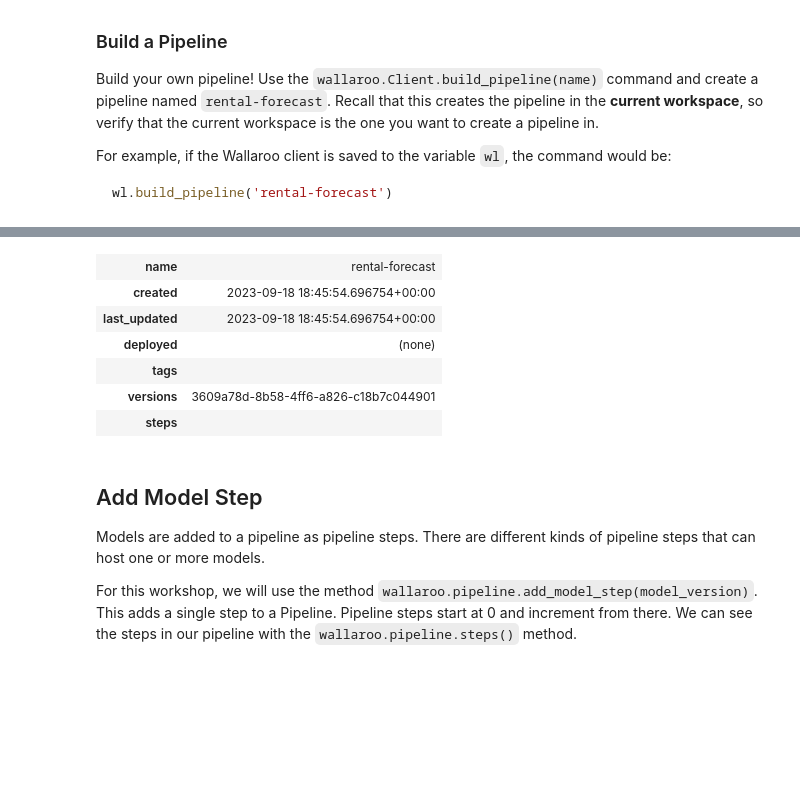
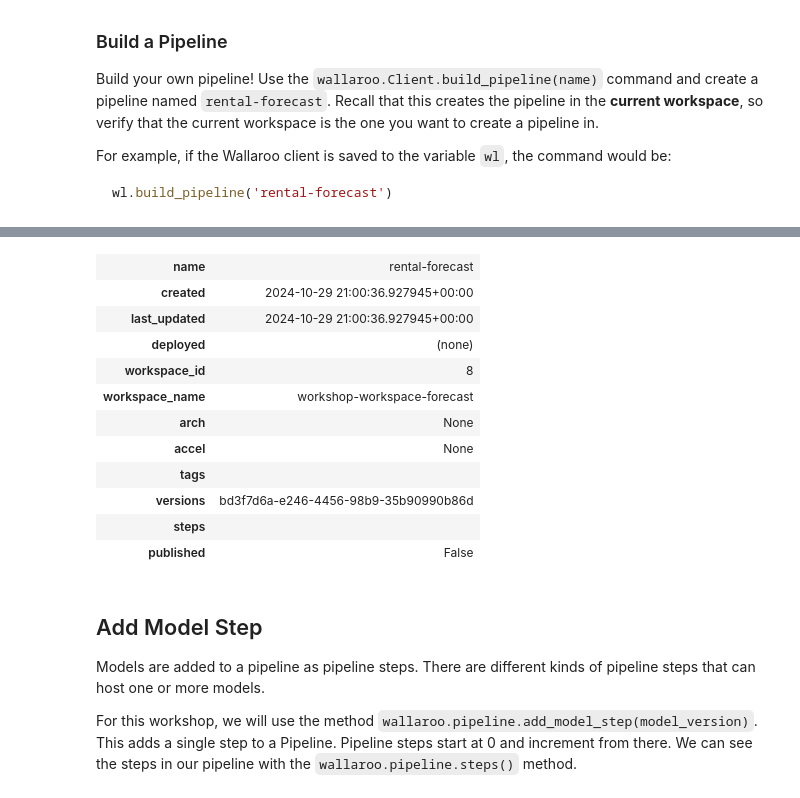
Before and after one commit to WallarooLabs/Workshops, a Jupyter notebook: Forecasting/Retail-CPG/Notebooks-with-code/N1_deploy_a_model-with-code.ipynb, the cells around one changed output, grey strips where cells are left out. Drawn from its saved outputs; the diff is of its cells as text; code cells hidden in the pictures; blank space fills up the shorter version.

```diff
--- a/Forecasting/Retail-CPG/Notebooks-with-code/N1_deploy_a_model-with-code.ipynb
+++ b/Forecasting/Retail-CPG/Notebooks-with-code/N1_deploy_a_model-with-code.ipynb
@@ -76,13 +76,6 @@ wl = wallaroo.Client()
 
 # Login through local Wallaroo instance
 wl = wallaroo.Client()
-
-wallarooPrefix = "doc-test."
-wallarooSuffix = "wallaroocommunity.ninja"
-
-wl = wallaroo.Client(api_endpoint=f"https://{wallarooPrefix}api.{wallarooSuffix}",
-                    auth_endpoint=f"https://{wallarooPrefix}keycloak.{wallarooSuffix}",
-                    auth_type="sso")
 # %% [markdown]
 ## Run Client Commands
 
@@ -349,7 +286,6 @@ workspace = wl.list_workspaces()[1]
 # %%
 # blank space to retrieve your workspace
 
-display(wl.list_workspaces())
-workspace = wl.list_workspaces()[-1]
+workspace = wl.get_workspace("workshop-workspace-forecast")
 print(workspace)
 # %% [output]
@@ -739,16 +631,21 @@ my_pipeline
 # %%
 # empty space to retrieve your pipeline
 
-my_pipeline = wl.list_pipelines()[0]
+my_pipeline = wl.get_pipeline('rental-forecast')
 my_pipeline
 # %% [output]
 | name | rental-forecast |
-| created | 2023-09-18 18:45:54.696754+00:00 |
-| last_updated | 2023-09-18 18:45:54.696754+00:00 |
+| created | 2024-10-29 21:00:36.927945+00:00 |
+| last_updated | 2024-10-29 21:00:36.927945+00:00 |
 | deployed | (none) |
+| workspace_id | 8 |
+| workspace_name | workshop-workspace-forecast |
+| arch | None |
+| accel | None |
 | tags |  |
-| versions | 3609a78d-8b58-4ff6-a826-c18b7c044901 |
+| versions | bd3f7d6a-e246-4456-98b9-35b90990b86d |
 | steps |  |
+| published | False |
 # %% [markdown]
 ## Add Model Step
 
```
Also changed, not shown: parts of 19 cells of this notebook, 22 other files.
